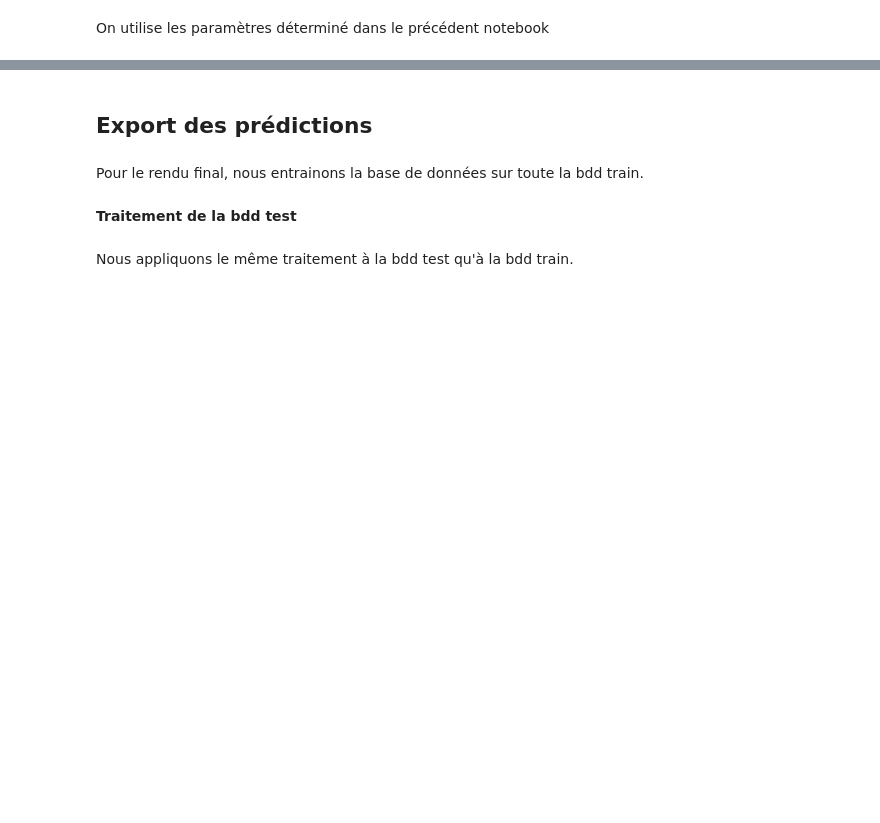
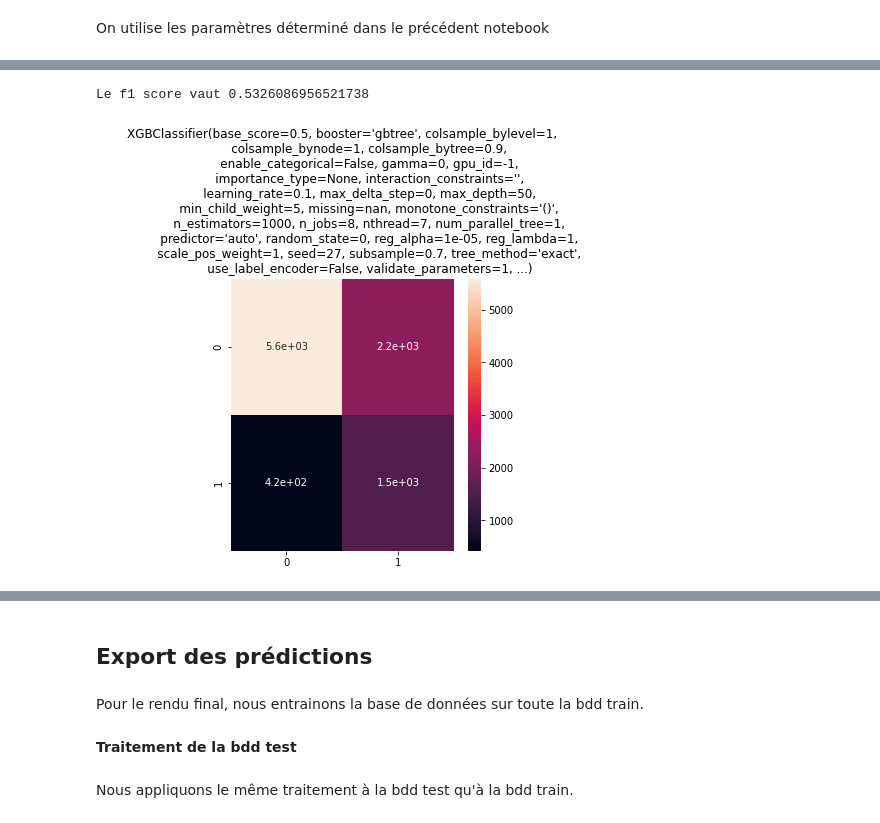
Before and after one commit to claviermathieu/ISFA-prj-datascience, a Jupyter notebook: book/_build/html/_sources/docs/5_retenu/50_mod_final.ipynb, the cells around one changed output, grey strips where cells are left out. Drawn from its saved outputs; the diff is of its cells as text; code cells hidden in the pictures; blank space fills up the shorter version.

```diff
--- a/book/_build/html/_sources/docs/5_retenu/50_mod_final.ipynb
+++ b/book/_build/html/_sources/docs/5_retenu/50_mod_final.ipynb
@@ -60,7 +62,7 @@ X_train, X_test, Y_train, Y_test = train_test_split(X, Y,train_size = 0.85)
 # %% [markdown]
 On utilise les paramètres déterminé dans le précédent notebook
 # %%
- params = {
+ params_xg = {
     'objective': 'binary:logistic',
     'base_score': 0.5,
     'booster': 'gbtree',
@@ -108,0 +96,5 @@ XGBClassifier(base_score=0.5, booster='gbtree', colsample_bylevel=1,
+# %%
+xgb0 = XGBClassifier(**params_xg)
+rus = RandomUnderSampler(sampling_strategy = 0.85)
+X_rus , Y_rus = rus.fit_resample(X_train ,Y_train)
+xgb0 = xgb0.fit(X_rus, Y_rus)
@@ -109 +103,6 @@ XGBClassifier(base_score=0.5, booster='gbtree', colsample_bylevel=1,
+# %%
+result_model(xgb0, X_test, Y_test, mat = True)
+# %% [output]
+Le f1 score vaut 0.5326086956521738
+[figure, added]
 # %%
```
Also changed, not shown: parts of 30 cells of this notebook, 35 other files.
